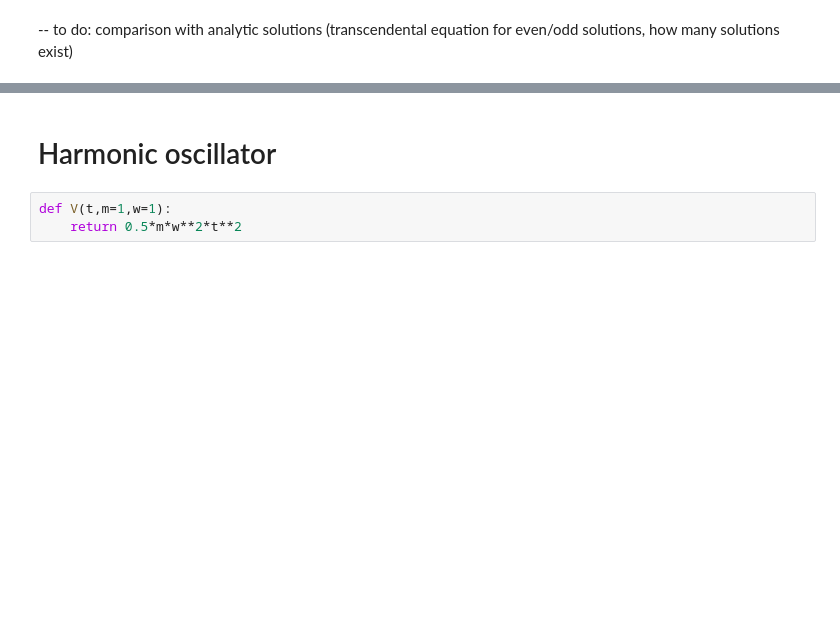
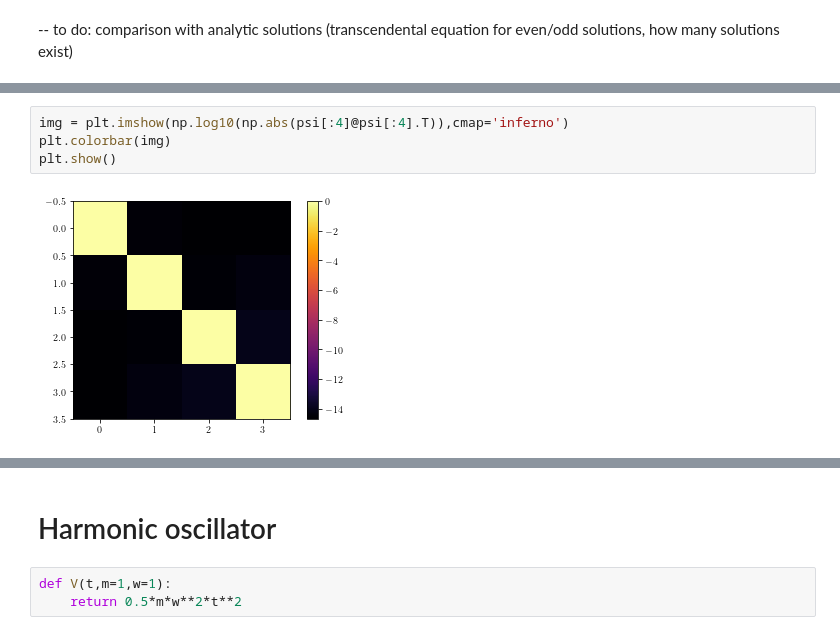
Before and after one commit to rwhitehill/CP-PHYS811-F24, a Jupyter notebook: P3/main.ipynb, the cells around one changed output, grey strips where cells are left out. Cells and saved outputs as stored; diff of their text form; blank space fills up the shorter version.

```diff
--- a/P3/main.ipynb
+++ b/P3/main.ipynb
@@ -50,3 +126,9 @@ array([-3.77829546, -3.12145131, -2.06126498, -0.6989058 ,  0.35251844,
+# %%
+img = plt.imshow(np.log10(np.abs(psi[:4]@psi[:4].T)),cmap='inferno')
+plt.colorbar(img)
+plt.show()
+# %% [output]
+[figure, added]
 # %%
 nrows,ncols = 1,1
 fig,ax = plt.subplots(nrows=nrows,ncols=ncols,figsize=(10*ncols,8*nrows))
```
Also changed, not shown: parts of 22 cells of this notebook.
